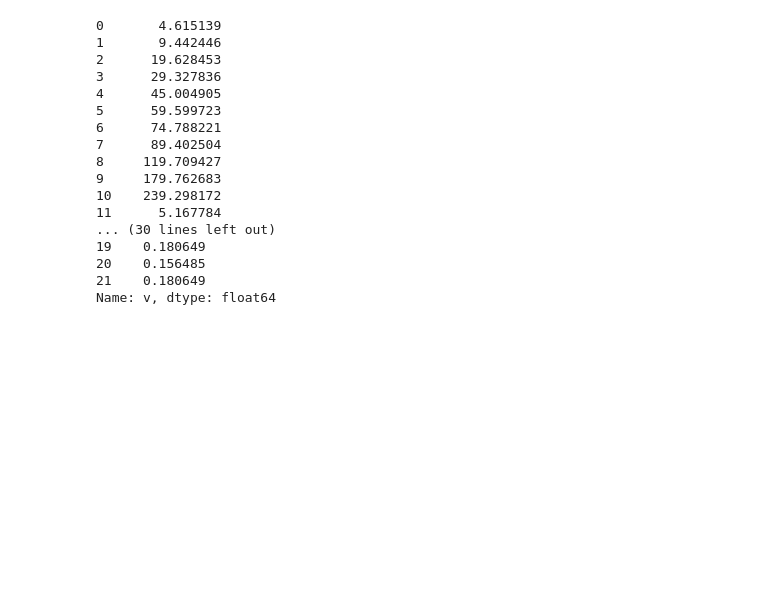
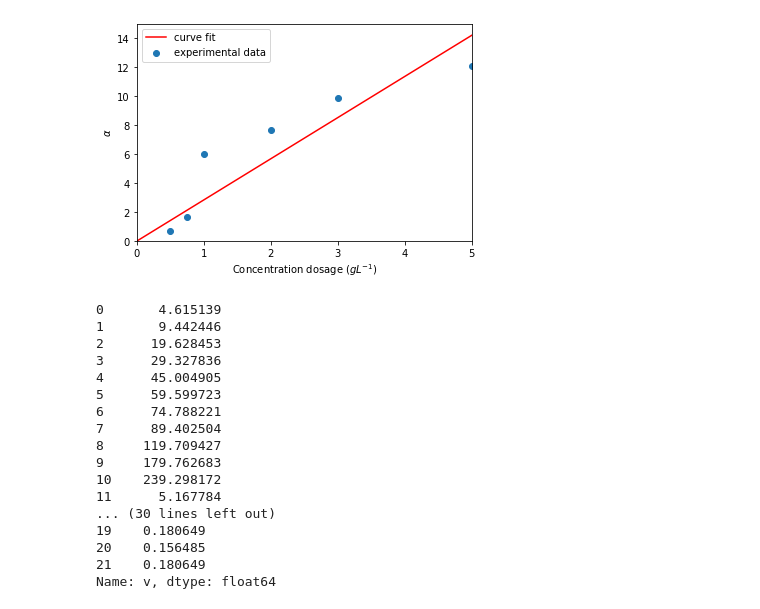
Before and after one commit to gabriel-miglioranza/mestrado, a Jupyter notebook: data_analysis/article_test.ipynb, the cells around one changed output. Drawn from its saved outputs; the diff is of its cells as text; code cells hidden in the pictures; blank space fills up the shorter version.

```diff
--- a/data_analysis/article_test.ipynb
+++ b/data_analysis/article_test.ipynb
@@ -32,15 +37,5 @@ Name: removal, dtype: float64
 # %%
-
-data ={
-    '20mg_1' : pd.read_csv('./asa_removal/qt_vs_time_20mg_1.csv', sep=';'),
-    '20mg_2' : pd.read_csv('./asa_removal/qt_vs_time_20mg_2.csv', sep=';'),
-    '50mg' : pd.read_csv('./asa_removal/qt_vs_time_50mg.csv', sep=';'),
-    '100mg' : pd.read_csv('./asa_removal/qt_vs_time_100mg.csv', sep=';')
-}
-
-#df['20mg_1'].insert(2,'cb',[1,2,3,4], True)
-print(type(data['20mg_1']))
-data['20mg_1'].insert(2, 'v', 1 - data['20mg_1']['q']*3/20, True)
-data['20mg_2'].insert(2, 'v', 1 - data['20mg_2']['q']*3/20, True)
-data['50mg'].insert(2, 'v', 1 - data['50mg']['q']*3/50, True)
-data['100mg'].insert(2, 'v', 1 - data['100mg']['q']*3/100, True)
+asa_data['20mg_1'].insert(2, 'v', 1 - asa_data['20mg_1']['q']*3/20, True)
+asa_data['20mg_2'].insert(2, 'v', 1 - asa_data['20mg_2']['q']*3/20, True)
+asa_data['50mg'].insert(2, 'v', 1 - asa_data['50mg']['q']*3/50, True)
+asa_data['100mg'].insert(2, 'v', 1 - asa_data['100mg']['q']*3/100, True)
@@ -68,3 +56,27 @@ plt.show()
+# %%
+dosage_exp = asa_data['dosage_vs_removal']['dosage']
+alpha_exp = 1/(1-asa_data['dosage_vs_removal']['removal']/100) - 1
+
+constants, _ = optimize.curve_fit(lambda x,a: a*x, dosage_exp, alpha_exp)
+dosage_fit = [0, 5]
+alpha_fit = constants*dosage_fit
+# %%
+# plot the results
+plt.scatter(dosage_exp, alpha_exp, label='experimental data')
+plt.plot(dosage_fit, alpha_fit, label='curve fit', color='r')
+
+# set x and y axis labels
+plt.xlabel(r'Concentration dosage $(g L^{-1})$')
+plt.ylabel(r'$\alpha$')
+
+# set x and y limits
+plt.xlim(0,5)
+plt.ylim(0,15)
+
+plt.legend()
+plt.show()
+# %% [output]
+[figure, added]
 # %%
 
 def func(x, bi, D_R2):
```
Also changed, not shown: parts of 15 cells of this notebook.
